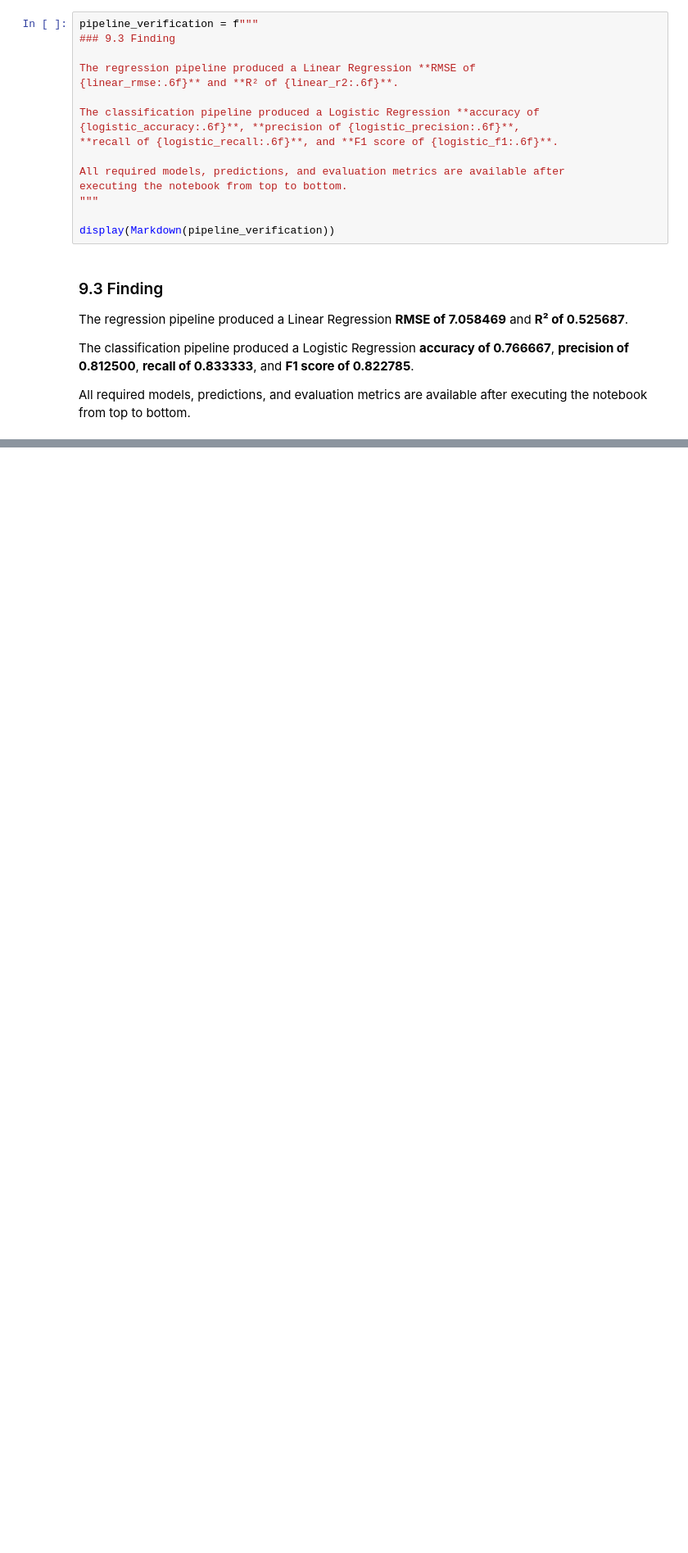
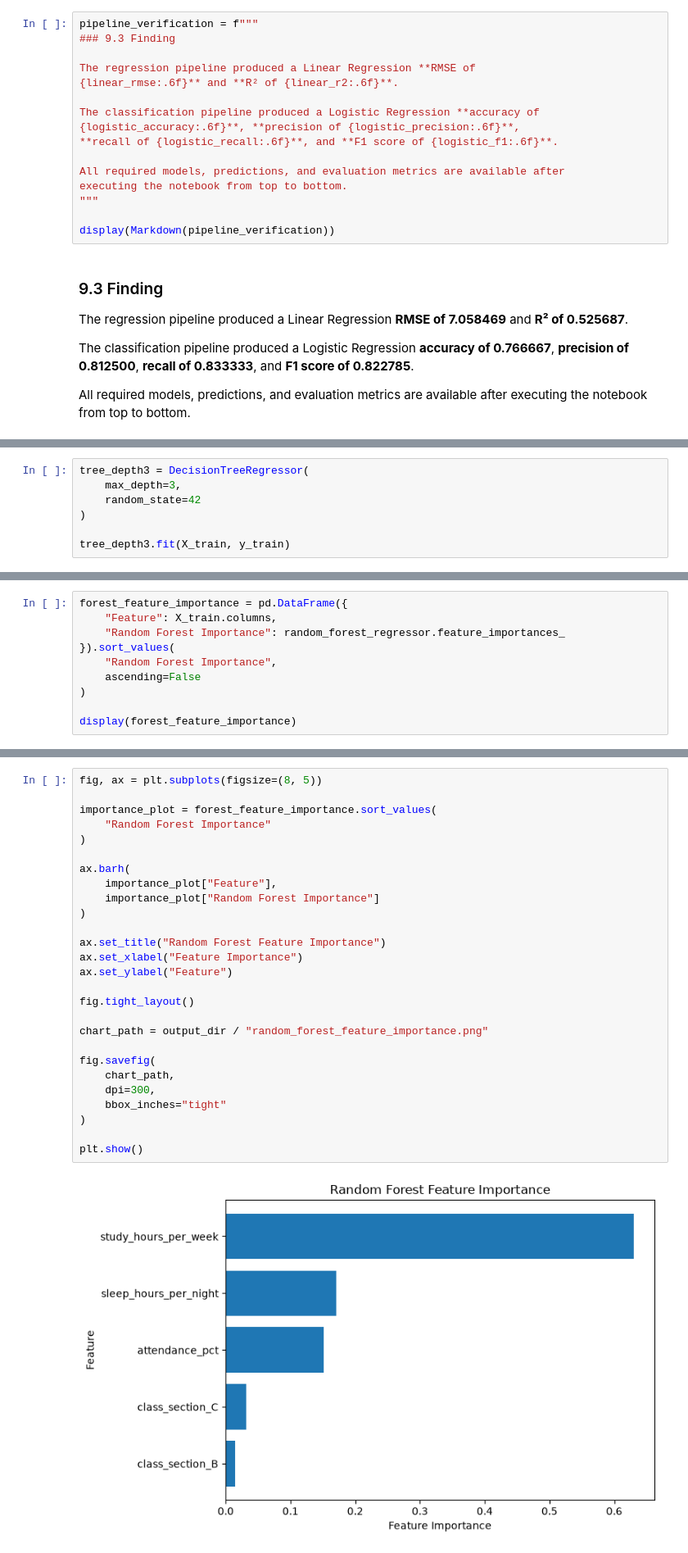
Before and after one commit to Muhammad-Subhan456/ArhamSoft_Internee_Updates, a Jupyter notebook: week6_2nd_Sep_2026_Day3/ml_pipeline.ipynb, the cells around one changed output, grey strips where cells are left out. Shown at 82% size. Saved outputs shown, nothing was run; the diff lists cells and outputs as text; blank space fills up the shorter version.

```diff
--- a/week6_2nd_Sep_2026_Day3/ml_pipeline.ipynb
+++ b/week6_2nd_Sep_2026_Day3/ml_pipeline.ipynb
@@ -953,0 +1091,7 @@ executing the notebook from top to bottom.
+# %%
+tree_depth3 = DecisionTreeRegressor(
+    max_depth=3,
+    random_state=42
+)
+
+tree_depth3.fit(X_train, y_train)
@@ -953,0 +1419,10 @@ executing the notebook from top to bottom.
+# %%
+forest_feature_importance = pd.DataFrame({
+    "Feature": X_train.columns,
+    "Random Forest Importance": random_forest_regressor.feature_importances_
+}).sort_values(
+    "Random Forest Importance",
+    ascending=False
+)
+
+display(forest_feature_importance)
@@ -953,0 +1442,29 @@ executing the notebook from top to bottom.
+# %%
+fig, ax = plt.subplots(figsize=(8, 5))
+
+importance_plot = forest_feature_importance.sort_values(
+    "Random Forest Importance"
+)
+
+ax.barh(
+    importance_plot["Feature"],
+    importance_plot["Random Forest Importance"]
+)
+
+ax.set_title("Random Forest Feature Importance")
+ax.set_xlabel("Feature Importance")
+ax.set_ylabel("Feature")
+
+fig.tight_layout()
+
+chart_path = output_dir / "random_forest_feature_importance.png"
+
+fig.savefig(
+    chart_path,
+    dpi=300,
+    bbox_inches="tight"
+)
+
+plt.show()
+# %% [output]
+[figure, added]
```
Also changed, not shown: parts of 117 cells of this notebook, 9 other files.
